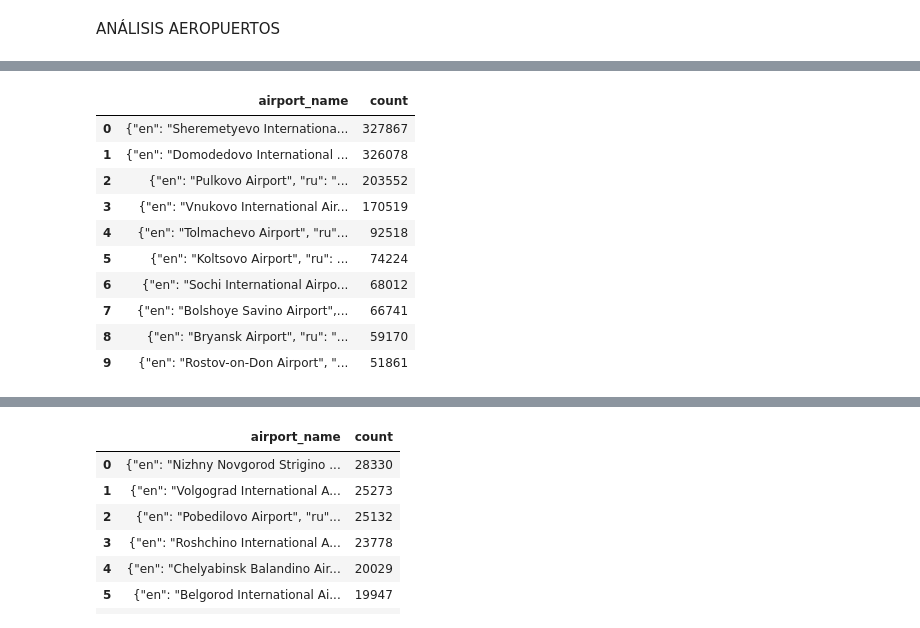
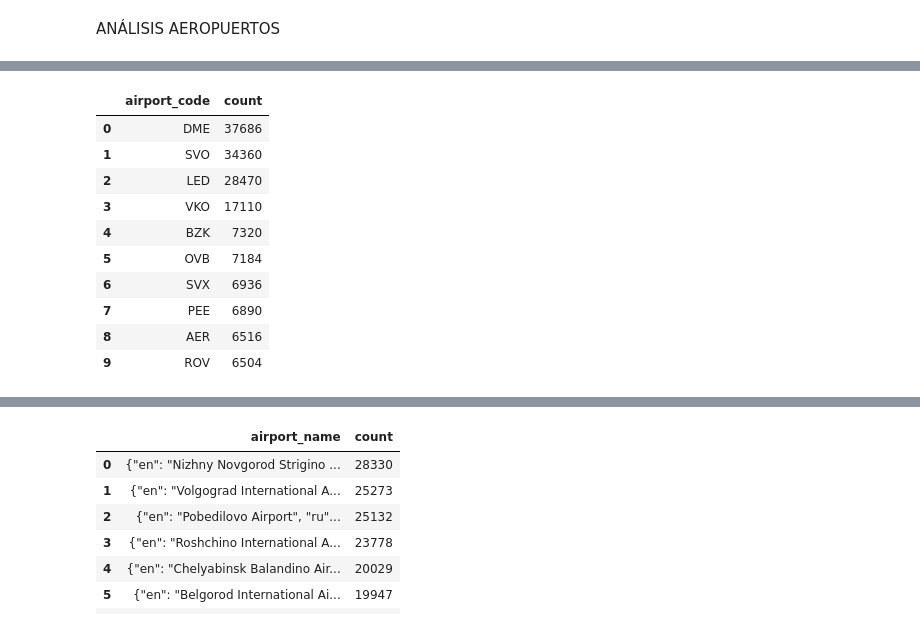
Before and after one commit to SORTEGA11/ProyectoFinalAerolineas, a Jupyter notebook: EDA/Vuelos.ipynb, the cells around one changed output, grey strips where cells are left out. Saved outputs shown, nothing was run; the diff lists cells and outputs as text; code cells hidden in the pictures.

```diff
--- a/EDA/Vuelos.ipynb
+++ b/EDA/Vuelos.ipynb
@@ -610,21 +622,23 @@ pd.read_sql_query("""select ad.airport_code, ad.airport_name, sum(tf.amount) as
 # %%
-# Que aeropuerto registra más pasajeros business class
-pd.read_sql_query("""select ad.airport_name, count(*) as count from airports_data ad
-                    inner join flights f on ad.airport_code = f.departure_airport
-                    inner join seats s on s.aircraft_code = f.aircraft_code
-                    group by ad.airport_name
-                    having s.fare_conditions = 'Business'
-                    order by count desc
-                    limit 10""", conn)
+# Top aeropuertos que registran más pasajeros Business Class
+business_class_passengers= pd.read_sql_query(""" SELECT ad.airport_code, COUNT(*) AS count
+FROM airports_data ad
+INNER JOIN flights f ON ad.airport_code = f.departure_airport
+INNER JOIN seats s ON s.aircraft_code = f.aircraft_code
+WHERE s.fare_conditions = 'Business'
+GROUP BY ad.airport_name
+ORDER BY count DESC
+LIMIT 10""", conn)
+business_class_passengers
 # %% [output]
-|  | airport_name | count |
-| 0 | {"en": "Sheremetyevo Internationa... | 327867 |
-| 1 | {"en": "Domodedovo International ... | 326078 |
-| 2 | {"en": "Pulkovo Airport", "ru": "... | 203552 |
-| 3 | {"en": "Vnukovo International Air... | 170519 |
-| 4 | {"en": "Tolmachevo Airport", "ru"... | 92518 |
-| 5 | {"en": "Koltsovo Airport", "ru": ... | 74224 |
-| 6 | {"en": "Sochi International Airpo... | 68012 |
-| 7 | {"en": "Bolshoye Savino Airport",... | 66741 |
-| 8 | {"en": "Bryansk Airport", "ru": "... | 59170 |
-| 9 | {"en": "Rostov-on-Don Airport", "... | 51861 |
+|  | airport_code | count |
+| 0 | DME | 37686 |
+| 1 | SVO | 34360 |
+| 2 | LED | 28470 |
+| 3 | VKO | 17110 |
+| 4 | BZK | 7320 |
+| 5 | OVB | 7184 |
+| 6 | SVX | 6936 |
+| 7 | PEE | 6890 |
+| 8 | AER | 6516 |
+| 9 | ROV | 6504 |
```
Also changed, not shown: parts of 9 cells of this notebook, 3 other files.
